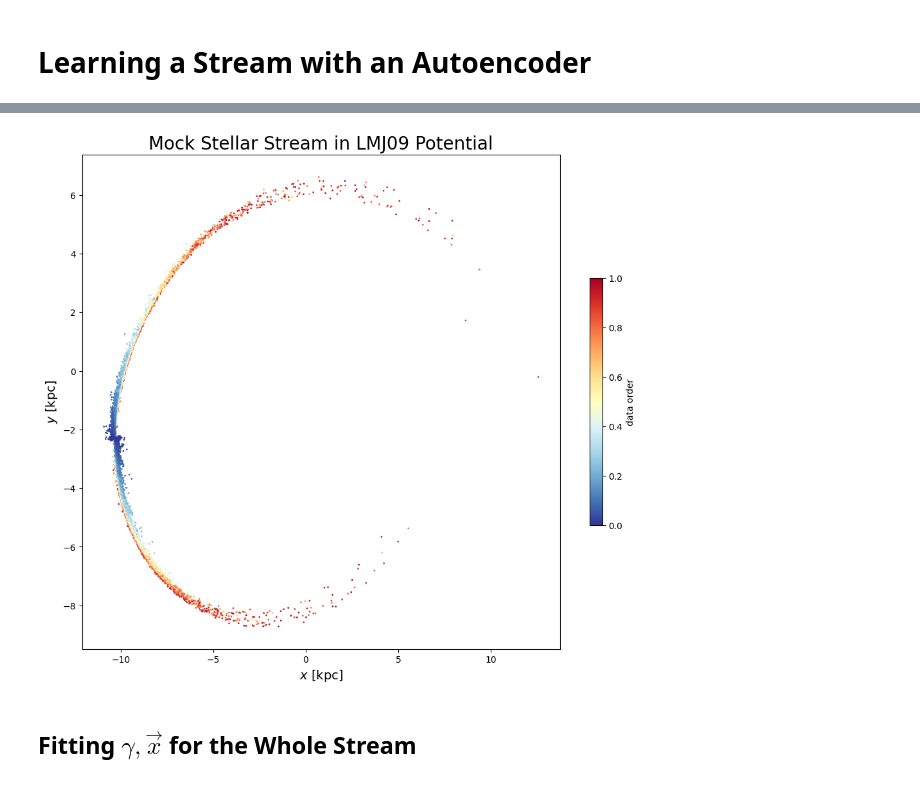
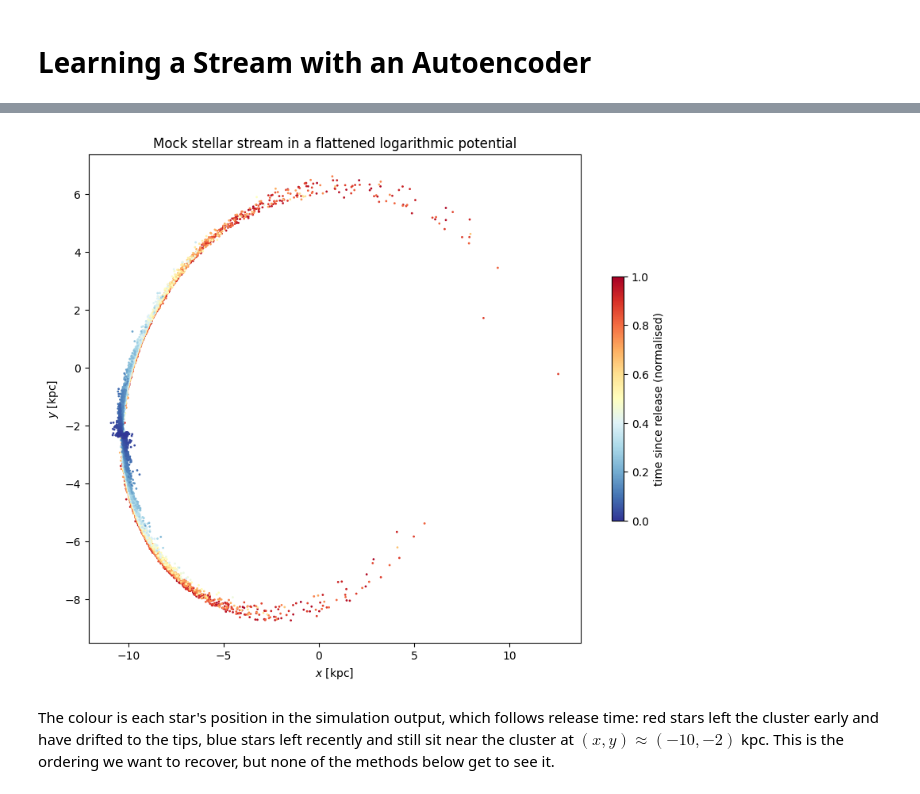
Before and after one commit to GalacticDynamics/phasecurvefit, a Jupyter notebook: docs/tutorials/stream_autoencoder.ipynb, the cells around one changed output, grey strips where cells are left out. Drawn from its saved outputs; the diff is of its cells as text; code cells hidden in the pictures.

```diff
--- a/docs/tutorials/stream_autoencoder.ipynb
+++ b/docs/tutorials/stream_autoencoder.ipynb
@@ -69,21 +103,26 @@ except Exception as exc:  # noqa: BLE001
     with mockstream_path.open("wb") as handle:
         pickle.dump((mockstream, prog), handle)
 # %%
-fig = plt.figure(figsize=(12, 10))
-ax = fig.add_subplot(111)
+fig, ax = plt.subplots(figsize=(10, 8))
 im = ax.scatter(
     np.array(mockstream.q.x),
     np.array(mockstream.q.y),
     s=1,
     c=jnp.linspace(1, 0, len(mockstream.q)),
     cmap="RdYlBu_r",
 )
-plt.colorbar(im, ax=ax, label="data order", shrink=0.5)
-ax.set_xlabel(r"$x$ [kpc]", fontsize=14)
-ax.set_ylabel(r"$y$ [kpc]", fontsize=14)
-ax.set_title("Mock Stellar Stream in LMJ09 Potential", fontsize=20)
-plt.show();
+fig.colorbar(im, ax=ax, label="time since release (normalised)", shrink=0.5)
+ax.set(
+    xlabel=r"$x$ [kpc]",
+    ylabel=r"$y$ [kpc]",
+    title="Mock stellar stream in a flattened logarithmic potential",
+)
+plt.show()
 # %% [output]
-[figure, old version]
+[figure, new version]
-# %% [markdown]
-## Fitting $\gamma, \vec{x}$ for the Whole Stream
+# %% [markdown]
+The colour is each star's position in the simulation output, which follows
+release time: red stars left the cluster early and have drifted to the tips, blue
+stars left recently and still sit near the cluster at $(x, y) \approx (-10, -2)$
+kpc. This is the ordering we want to recover, but none of the methods below get to
+see it.
```
Also changed, not shown: parts of 23 cells of this notebook, 1 other file.
